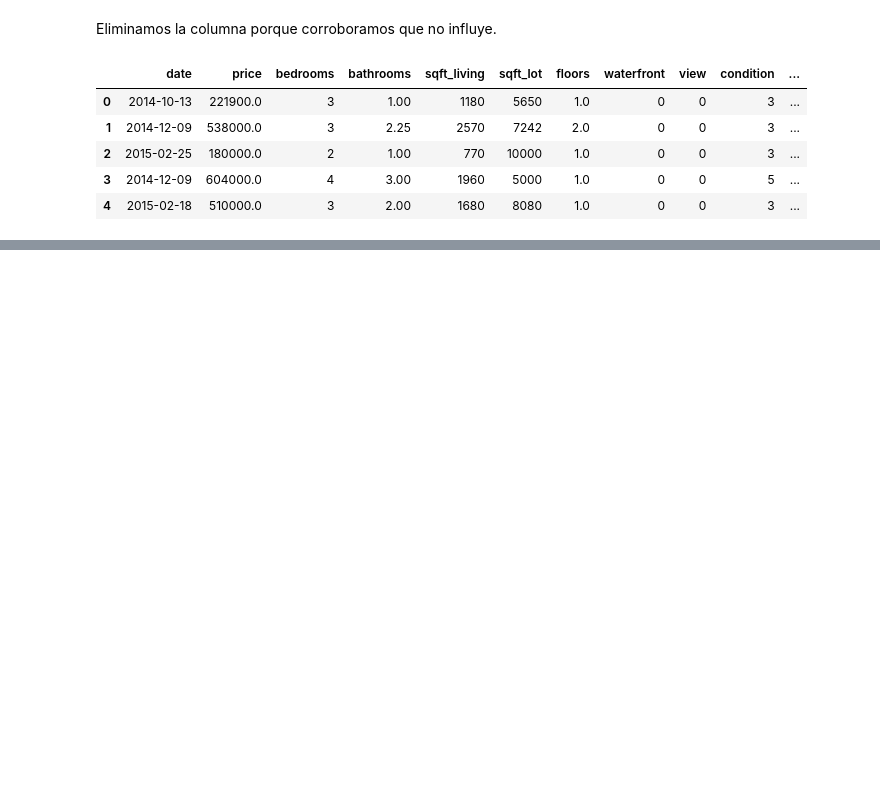
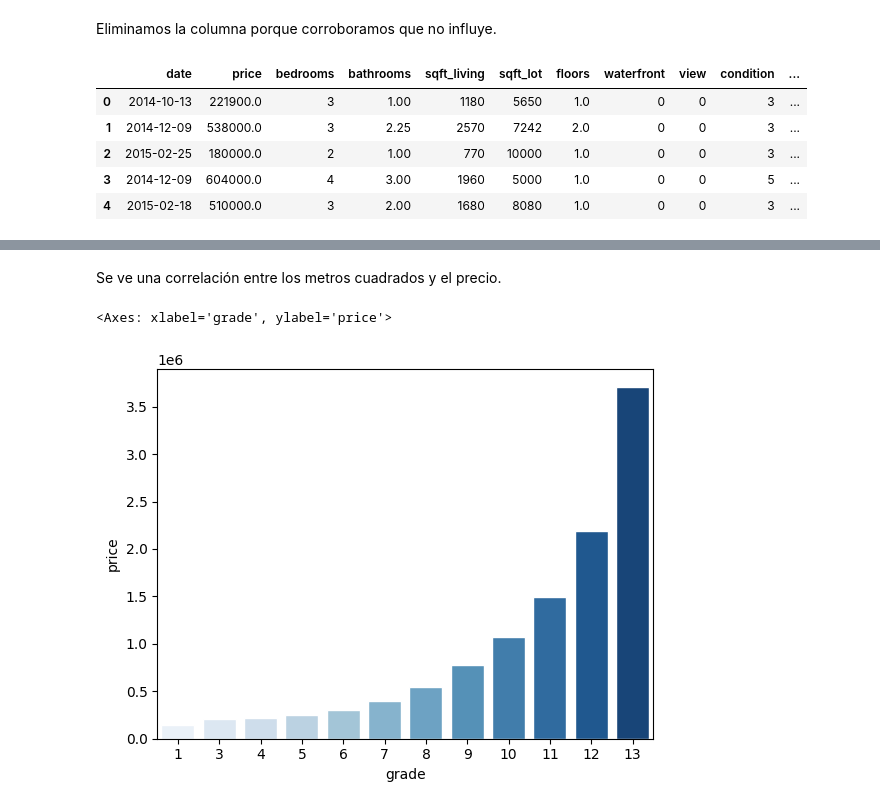
Before and after one commit to AI-School-F5-P2/Ml_training_SGS, a Jupyter notebook: UK houses.ipynb, the cells around one changed output, grey strips where cells are left out. Saved outputs shown, nothing was run; the diff lists cells and outputs as text; code cells hidden in the pictures; blank space fills up the shorter version.

```diff
--- a/UK houses.ipynb
+++ b/UK houses.ipynb
@@ -375,0 +421,8 @@ df.head()
+# %% [markdown]
+Se ve una correlación entre los metros cuadrados y el precio.
+# %%
+sns.barplot(x = 'grade', y = 'price',  data = df,
+            palette = 'Blues', edgecolor = 'w', errorbar=None )
+# %% [output]
+<Axes: xlabel='grade', ylabel='price'>
+[figure, added]
```
Also changed, not shown: parts of 10 cells of this notebook.
